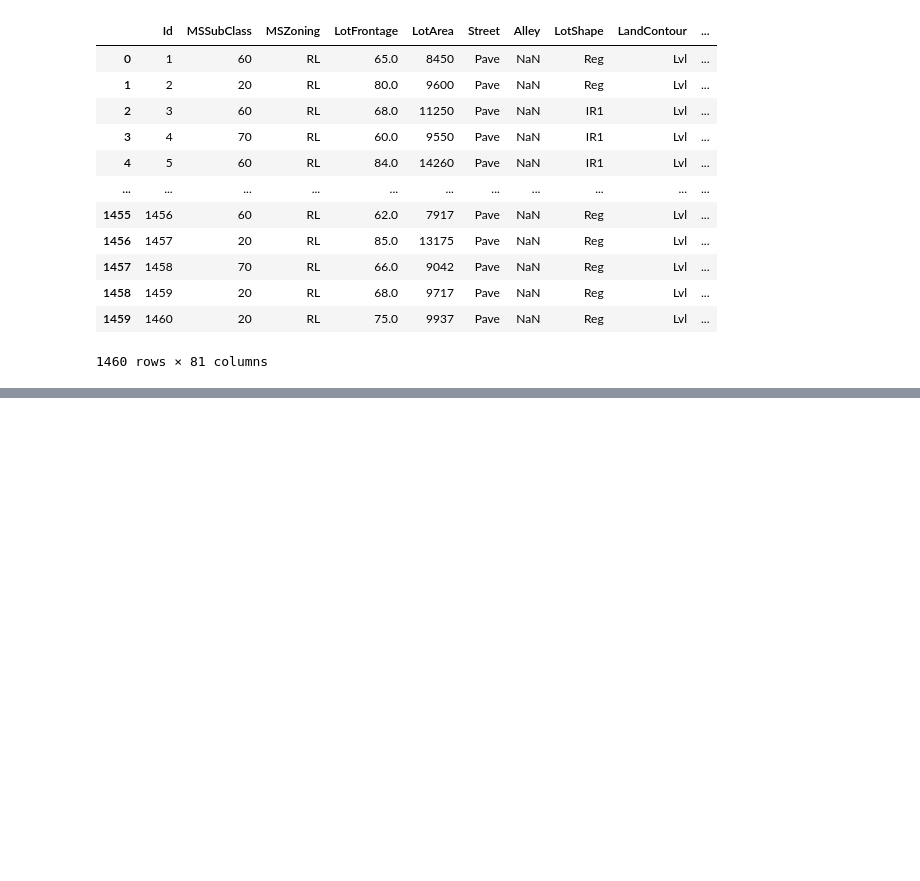
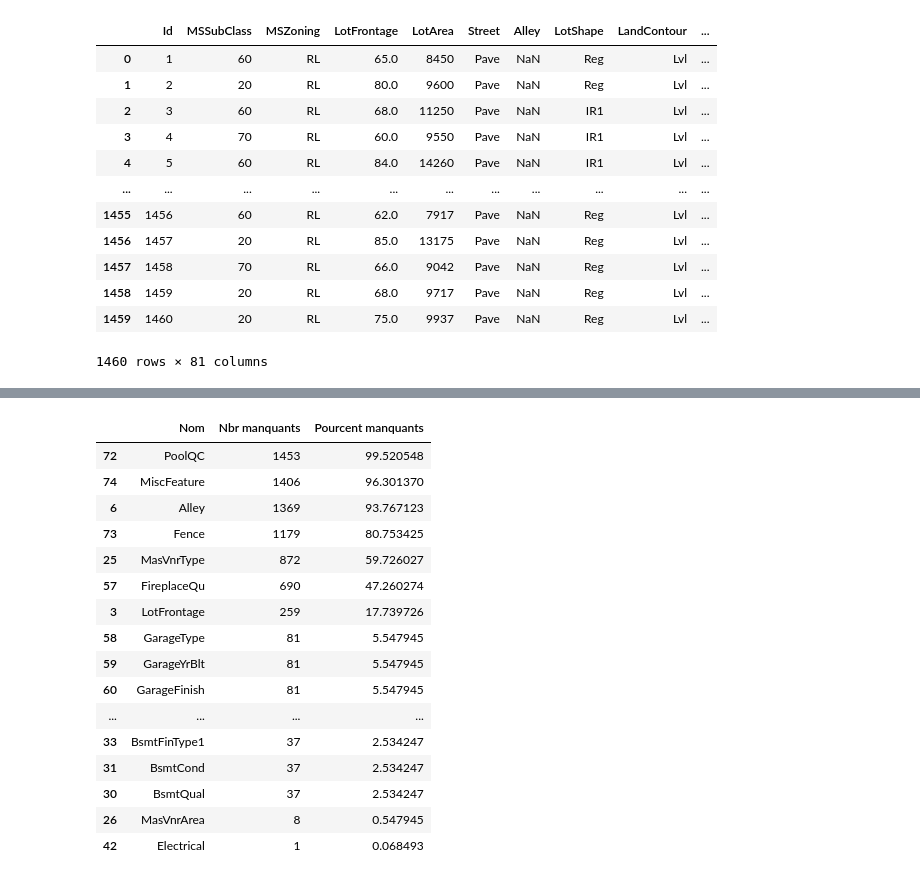
Before and after one commit to Dudul-99/Data-Science, a Jupyter notebook: house_prediction.ipynb, the cells around one changed output, grey strips where cells are left out. Saved outputs shown, nothing was run; the diff lists cells and outputs as text; code cells hidden in the pictures; blank space fills up the shorter version.

```diff
--- a/house_prediction.ipynb
+++ b/house_prediction.ipynb
@@ -31,0 +37,17 @@ data
+# %%
+def compte_na(x):
+    # Calculer le nombre de valeurs manquantes par colonne
+    missing_counts = x.isna().sum()
+    # Calculer le pourcentage de valeurs manquantes par colonne
+    percent_missing = (x.isna().sum() / x.shape[0]) * 100
+    # Créer un DataFrame contenant les informations sur les colonnes avec des valeurs manquantes
+    columns_with_missing_values = pd.DataFrame({
+        'Nom': missing_counts.index,
+        'Nbr manquants': missing_counts.values,
+        'Pourcent manquants': percent_missing.values
+    })
+    # Filtrer les colonnes avec des valeurs manquantes
+    columns_with_missing_values = columns_with_missing_values[columns_with_missing_values['Nbr manquants'] > 0]
+    # Ordonner par ordre décroissant
+    columns_with_missing_values=columns_with_missing_values.sort_values(by='Pourcent manquants', ascending=False)
+    return columns_with_missing_values
@@ -31,0 +59,20 @@ data
+# %%
+compte_na(data)
+# %% [output]
+|  | Nom | Nbr manquants | Pourcent manquants |
+| 72 | PoolQC | 1453 | 99.520548 |
+| 74 | MiscFeature | 1406 | 96.301370 |
+| 6 | Alley | 1369 | 93.767123 |
+| 73 | Fence | 1179 | 80.753425 |
+| 25 | MasVnrType | 872 | 59.726027 |
+| 57 | FireplaceQu | 690 | 47.260274 |
+| 3 | LotFrontage | 259 | 17.739726 |
+| 58 | GarageType | 81 | 5.547945 |
+| 59 | GarageYrBlt | 81 | 5.547945 |
+| 60 | GarageFinish | 81 | 5.547945 |
+| ... | ... | ... | ... |
+| 33 | BsmtFinType1 | 37 | 2.534247 |
+| 31 | BsmtCond | 37 | 2.534247 |
+| 30 | BsmtQual | 37 | 2.534247 |
+| 26 | MasVnrArea | 8 | 0.547945 |
+| 42 | Electrical | 1 | 0.068493 |
```
Also changed, not shown: parts of 8 cells of this notebook.
